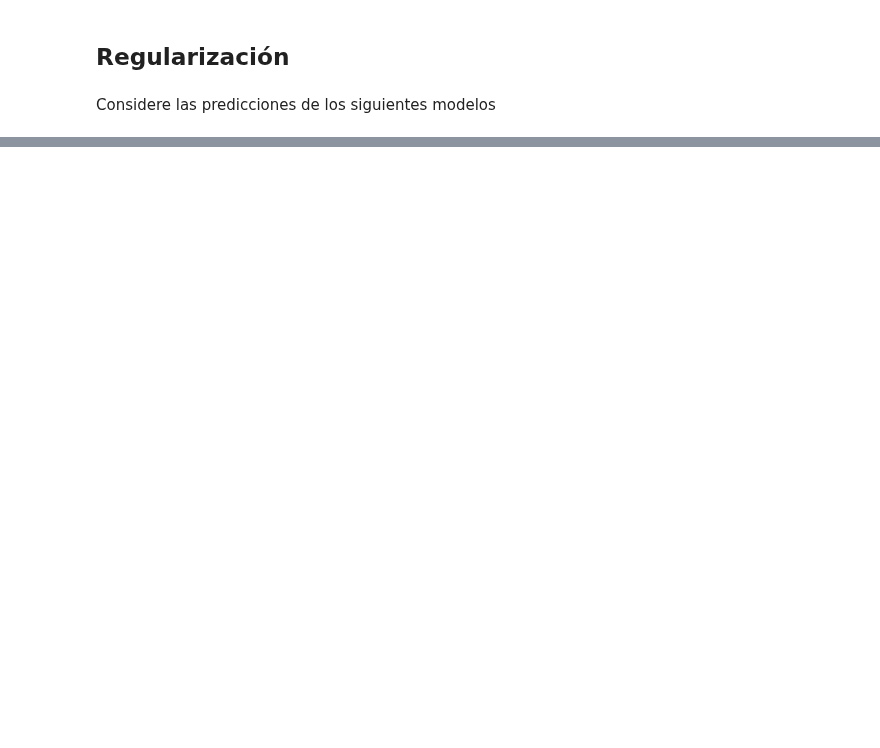
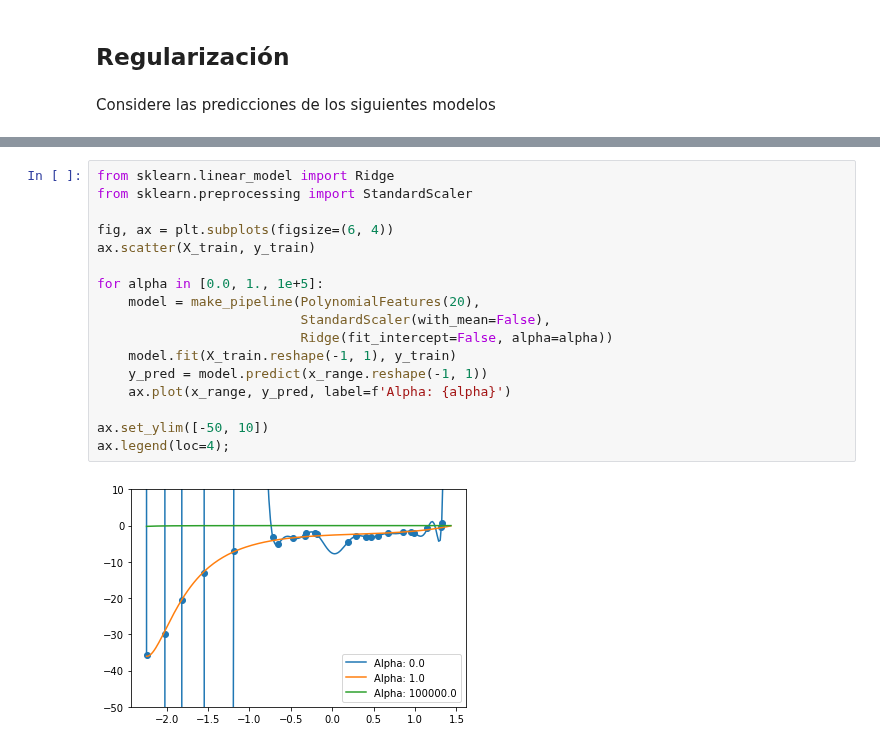
Before and after one commit to phuijse/MachineLearningBook, a Jupyter notebook: _sources/contents/supervised_learning/validation.ipynb, the cells around one changed output, grey strips where cells are left out. Cells and saved outputs as stored; diff of their text form; blank space fills up the shorter version.

```diff
--- a/_sources/contents/supervised_learning/validation.ipynb
+++ b/_sources/contents/supervised_learning/validation.ipynb
@@ -292,0 +315,19 @@ Esto consiste en escoger el mejor modelo no sólo en base error sino también a
+# %%
+from sklearn.linear_model import Ridge
+from sklearn.preprocessing import StandardScaler
+
+fig, ax = plt.subplots(figsize=(6, 4))
+ax.scatter(X_train, y_train)
+
+for alpha in [0.0, 1., 1e+5]:
+    model = make_pipeline(PolynomialFeatures(20),
+                          StandardScaler(with_mean=False),
+                          Ridge(fit_intercept=False, alpha=alpha))
+    model.fit(X_train.reshape(-1, 1), y_train)
+    y_pred = model.predict(x_range.reshape(-1, 1))
+    ax.plot(x_range, y_pred, label=f'Alpha: {alpha}')
+
+ax.set_ylim([-50, 10])
+ax.legend(loc=4);
+# %% [output]
+[figure, added]
```
Also changed, not shown: parts of 8 cells of this notebook, 10 other files.
